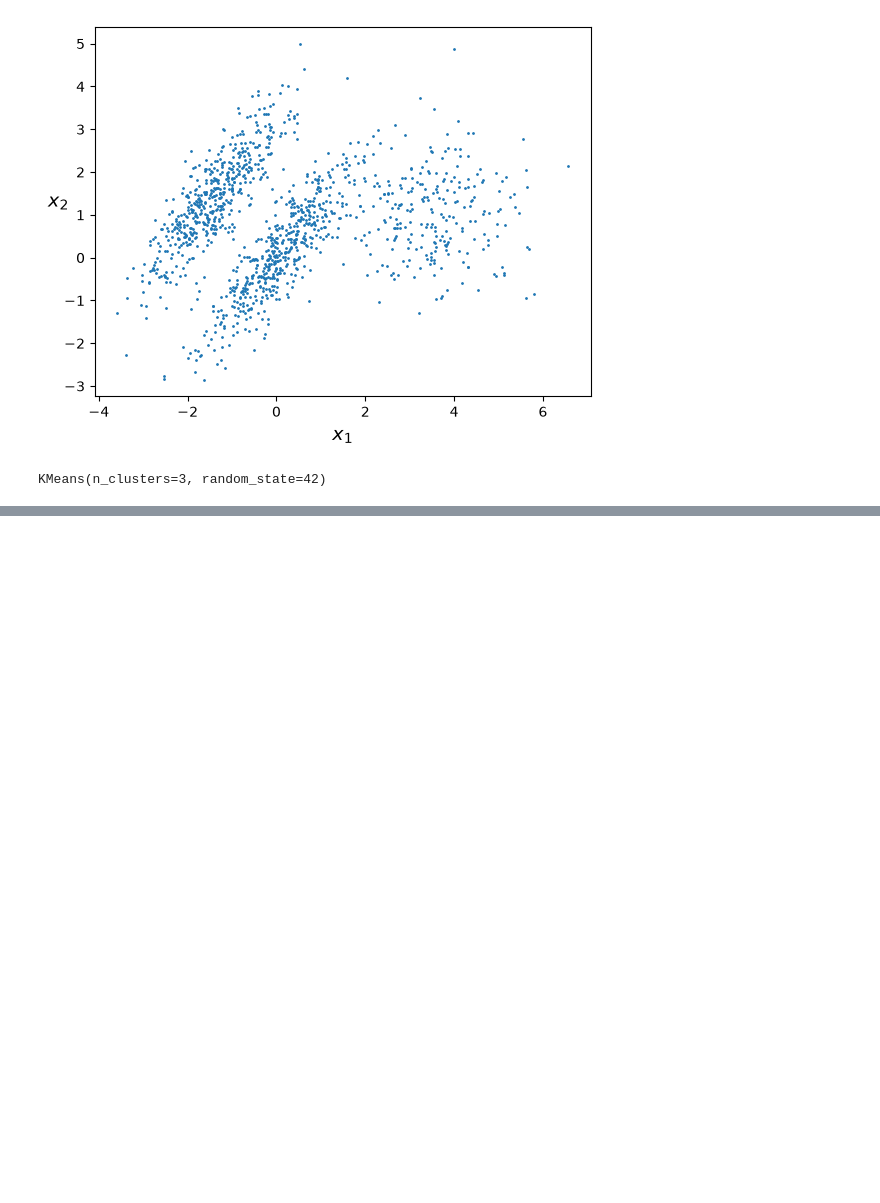
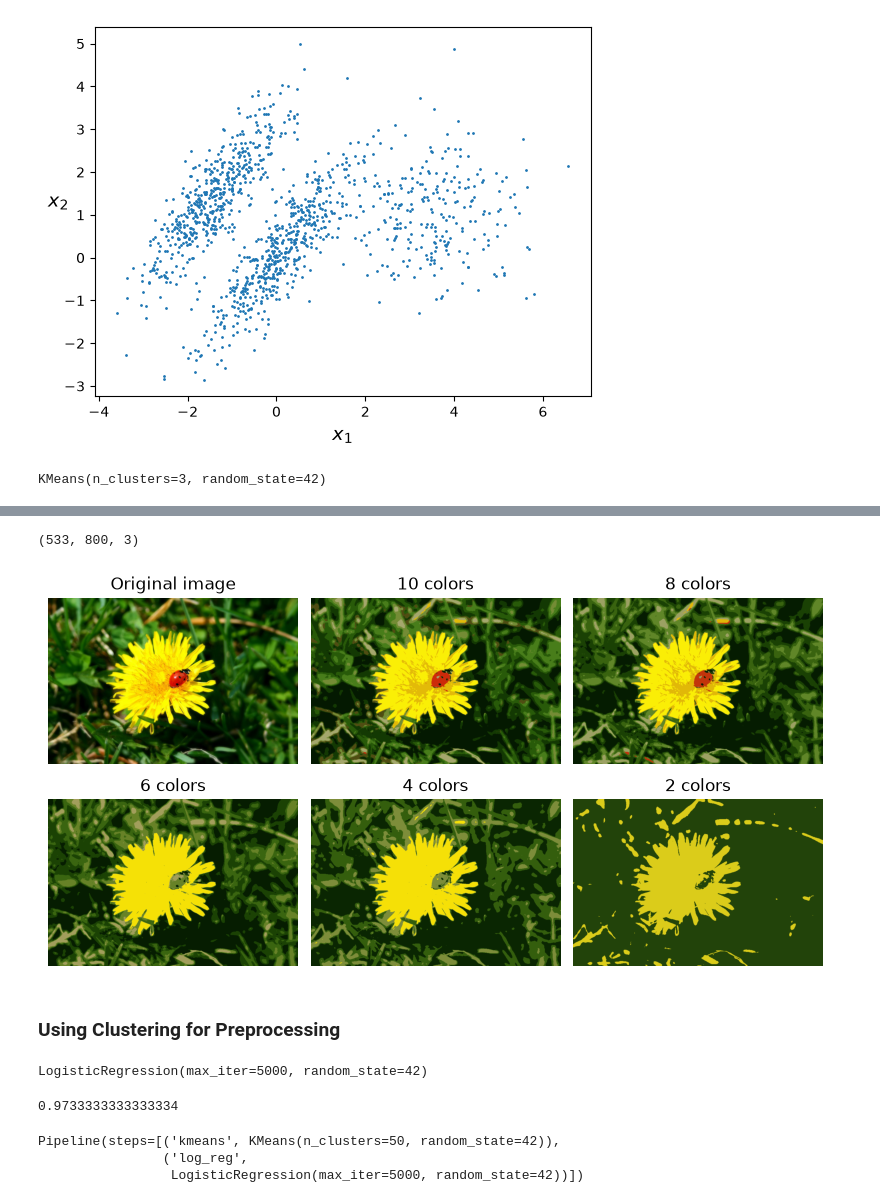
Before and after one commit to vladmurnik/dimensionality_reduction, a Jupyter notebook: UL.ipynb, the cells around one changed output, grey strips where cells are left out. Saved outputs shown, nothing was run; the diff lists cells and outputs as text; code cells hidden in the pictures; blank space fills up the shorter version.

```diff
--- a/UL.ipynb
+++ b/UL.ipynb
@@ -414,0 +419,12 @@ plt.show()
+# %%
+import os
+import urllib
+PROJECT_ROOT_DIR = "."
+# Download the ladybug image
+images_path = os.path.join(PROJECT_ROOT_DIR, "images", "unsupervised_learning")
+os.makedirs(images_path, exist_ok=True)
+DOWNLOAD_ROOT = "https://raw.githubusercontent.com/ageron/handson-ml2/master/"
+filename = "ladybug.png"
+print("Downloading", filename)
+url = DOWNLOAD_ROOT + "images/unsupervised_learning/" + filename
+urllib.request.urlretrieve(url, os.path.join(images_path, filename))
@@ -414,0 +435,39 @@ plt.show()
+# %%
+from matplotlib.image import imread
+image = imread(os.path.join(images_path, filename))
+image.shape
+# %% [output]
+(533, 800, 3)
+# %%
+X = image.reshape(-1, 3)
+kmeans = KMeans(n_clusters=8, random_state=42).fit(X)
+segmented_img = kmeans.cluster_centers_[kmeans.labels_]
+segmented_img = segmented_img.reshape(image.shape)
+# %%
+segmented_imgs = []
+n_colors = (10, 8, 6, 4, 2)
+for n_clusters in n_colors:
+    kmeans = KMeans(n_clusters=n_clusters, random_state=42).fit(X)
+    segmented_img = kmeans.cluster_centers_[kmeans.labels_]
+    segmented_imgs.append(segmented_img.reshape(image.shape))
+# %%
+plt.figure(figsize=(10,5))
+plt.subplots_adjust(wspace=0.05, hspace=0.1)
+
+plt.subplot(231)
+plt.imshow(image)
+plt.title("Original image")
+plt.axis('off')
+
+for idx, n_clusters in enumerate(n_colors):
+    plt.subplot(232 + idx)
+    plt.imshow(segmented_imgs[idx])
+    plt.title("{} colors".format(n_clusters))
+    plt.axis('off')
+
+plt.savefig('img/image_segmentation_diagram.png', bbox_inches='tight')
+plt.show()
+# %% [output]
+[figure, added]
+# %% [markdown]
+### Using Clustering for Preprocessing
@@ -414,0 +481,24 @@ plt.show()
+# %%
+from sklearn.linear_model import LogisticRegression
+
+log_reg = LogisticRegression(solver="lbfgs", max_iter=5000, random_state=42)
+log_reg.fit(X_train, y_train)
+# %% [output]
+LogisticRegression(max_iter=5000, random_state=42)
+# %%
+log_reg_score = log_reg.score(X_test, y_test)
+log_reg_score
+# %% [output]
+0.9733333333333334
+# %%
+from sklearn.pipeline import Pipeline
+
+pipeline = Pipeline([
+    ("kmeans", KMeans(n_clusters=50, random_state=42)),
+    ("log_reg", LogisticRegression(solver="lbfgs", max_iter=5000, random_state=42)),
+])
+pipeline.fit(X_train, y_train)
+# %% [output]
+Pipeline(steps=[('kmeans', KMeans(n_clusters=50, random_state=42)),
+                ('log_reg',
+                 LogisticRegression(max_iter=5000, random_state=42))])
```
Also changed, not shown: parts of 31 cells of this notebook, 4 other files.
